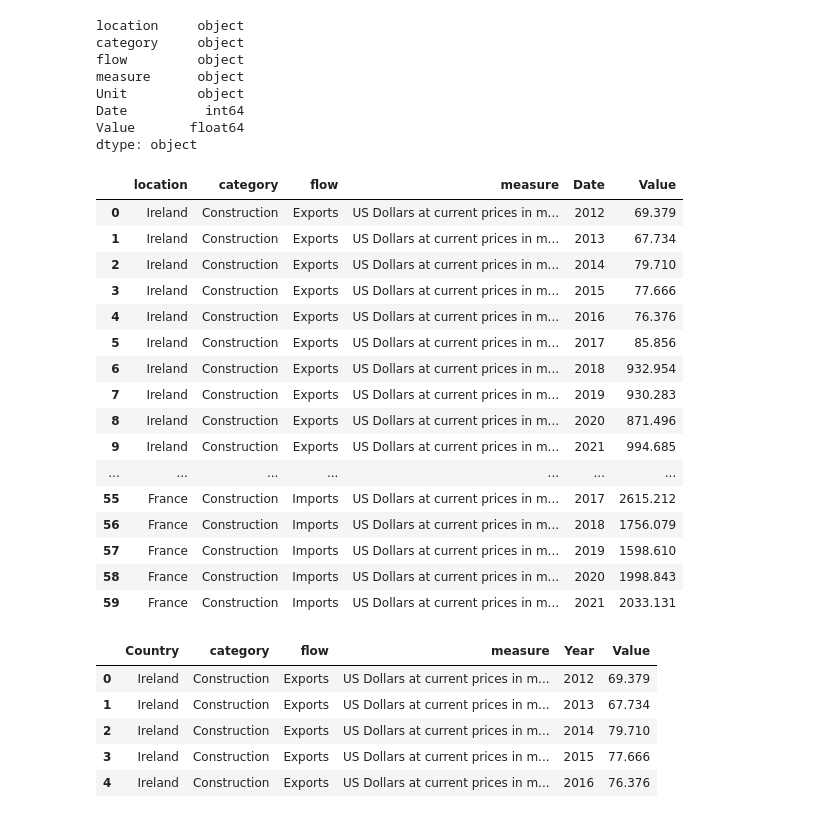
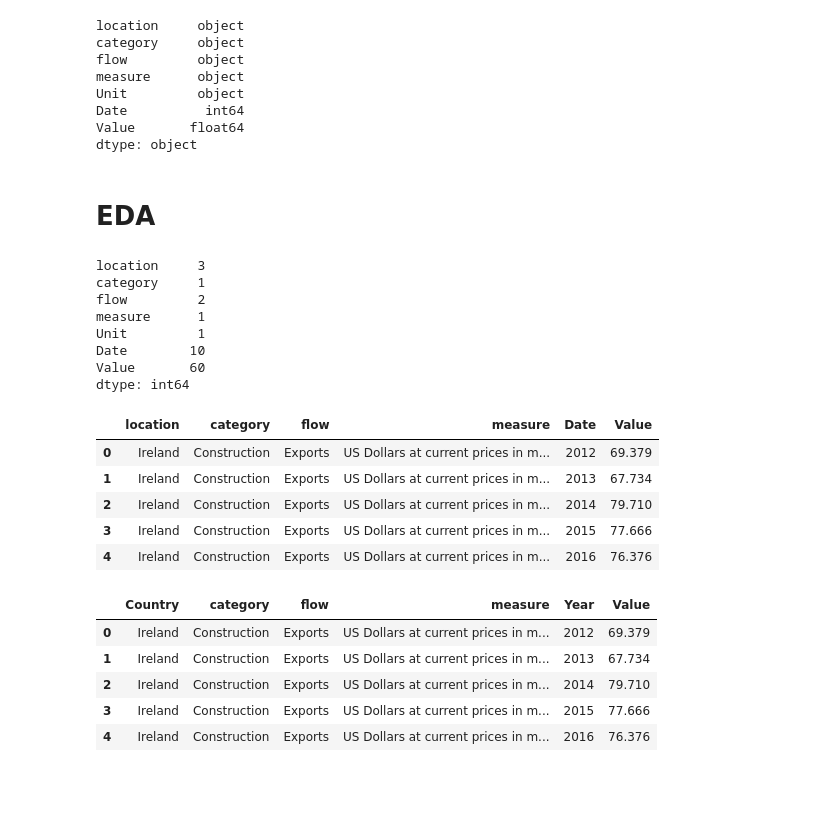
Before and after one commit to SandraMerchant/Project-No.-2, a Jupyter notebook: Project No.2.ipynb, the cells around one changed output. Cells and saved outputs as stored; diff of their text form; code cells hidden in the pictures; blank space fills up the shorter version.

```diff
--- a/Project No.2.ipynb
+++ b/Project No.2.ipynb
@@ -54,27 +62,29 @@ Unit         object
 Date          int64
 Value       float64
 dtype: object
+# %% [markdown]
+# EDA
+# %%
+Exp_and_Imp.nunique(axis = 0)
+# %% [output]
+location     3
+category     1
+flow         2
+measure      1
+Unit         1
+Date        10
+Value       60
+dtype: int64
 # %%
 Exp_and_Imp = Exp_and_Imp.drop(['Unit'],axis=1)
-Exp_and_Imp.head(60)
+Exp_and_Imp.head()
 # %% [output]
 |  | location | category | flow | measure | Date | Value |
 | 0 | Ireland | Construction | Exports | US Dollars at current prices in m... | 2012 | 69.379 |
 | 1 | Ireland | Construction | Exports | US Dollars at current prices in m... | 2013 | 67.734 |
 | 2 | Ireland | Construction | Exports | US Dollars at current prices in m... | 2014 | 79.710 |
 | 3 | Ireland | Construction | Exports | US Dollars at current prices in m... | 2015 | 77.666 |
 | 4 | Ireland | Construction | Exports | US Dollars at current prices in m... | 2016 | 76.376 |
-| 5 | Ireland | Construction | Exports | US Dollars at current prices in m... | 2017 | 85.856 |
-| 6 | Ireland | Construction | Exports | US Dollars at current prices in m... | 2018 | 932.954 |
-| 7 | Ireland | Construction | Exports | US Dollars at current prices in m... | 2019 | 930.283 |
-| 8 | Ireland | Construction | Exports | US Dollars at current prices in m... | 2020 | 871.496 |
-| 9 | Ireland | Construction | Exports | US Dollars at current prices in m... | 2021 | 994.685 |
-| ... | ... | ... | ... | ... | ... | ... |
-| 55 | France | Construction | Imports | US Dollars at current prices in m... | 2017 | 2615.212 |
-| 56 | France | Construction | Imports | US Dollars at current prices in m... | 2018 | 1756.079 |
-| 57 | France | Construction | Imports | US Dollars at current prices in m... | 2019 | 1598.610 |
-| 58 | France | Construction | Imports | US Dollars at current prices in m... | 2020 | 1998.843 |
-| 59 | France | Construction | Imports | US Dollars at current prices in m... | 2021 | 2033.131 |
 # %%
 # Renaming the column names
 
```
Also changed, not shown: parts of 19 cells of this notebook, 2 other files.
